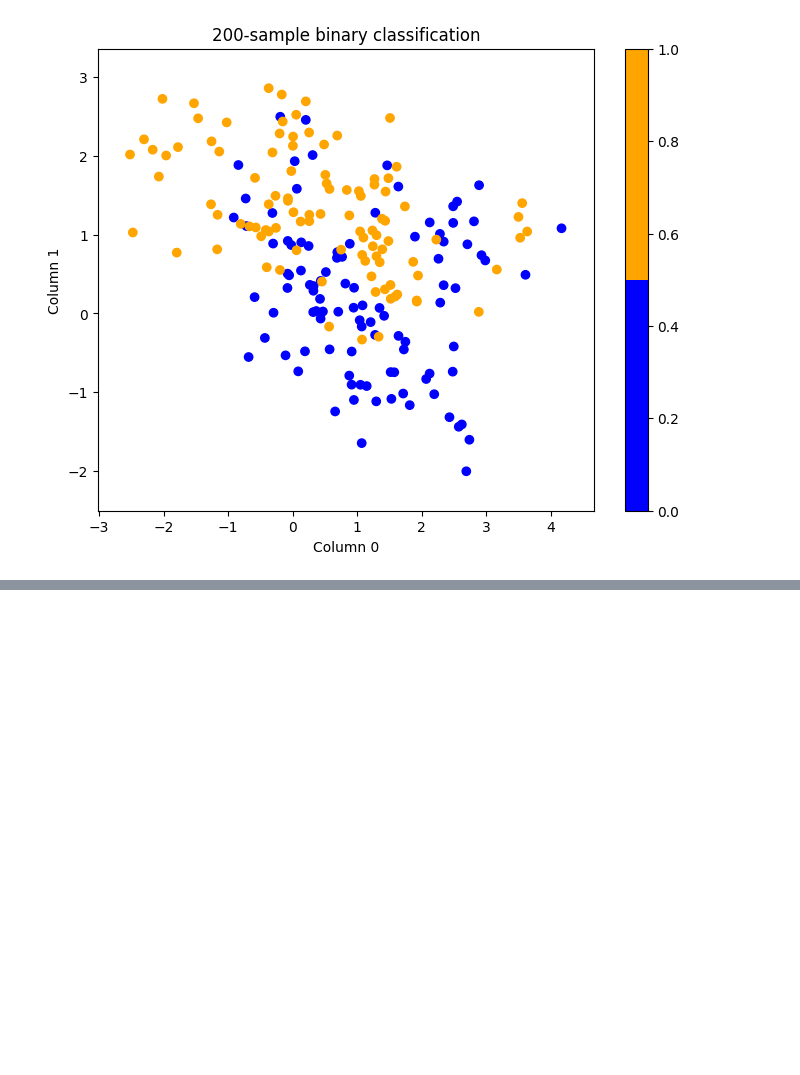
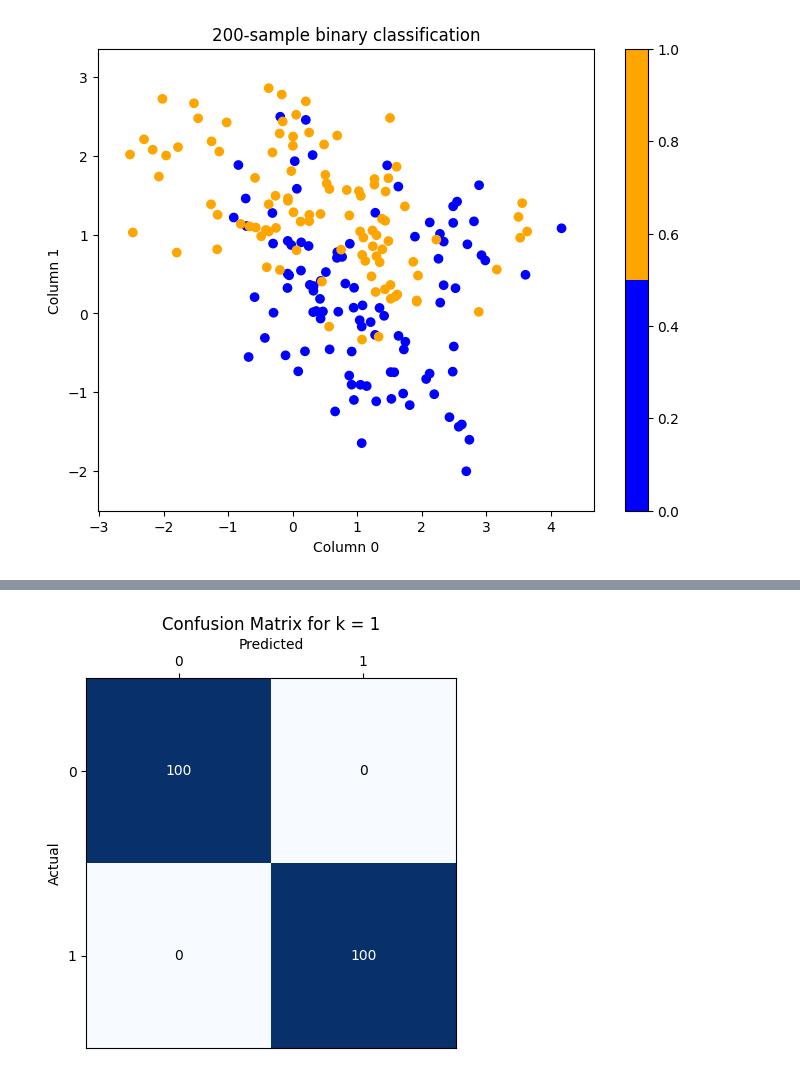
Before and after one commit to zzwhoops-home/CSCI-335, a Jupyter notebook: assignments/ca04-knn.ipynb, the cells around one changed output, grey strips where cells are left out. Cells and saved outputs as stored; diff of their text form; code cells hidden in the pictures; blank space fills up the shorter version.

```diff
--- a/assignments/ca04-knn.ipynb
+++ b/assignments/ca04-knn.ipynb
@@ -82,0 +82,87 @@ k_vals = [1, 3, 5, 15, 200]
+# %%
+def plot_matrix(tp, tn, fp, fn, k):
+    #  actual columns, predicted rows
+    #  0 1
+    # 0
+    # 1
+    matrix = np.array(
+        [[tn, fp],
+        [fn, tp]]
+    )
+
+    data_labels = ["0", "1"]
+
+    plt.imshow(matrix, interpolation='nearest', cmap=plt.cm.Blues)
+    plt.title(f"Confusion Matrix for k = {k}")
+
+    # move x-axis to the top
+    plt.gca().xaxis.tick_top()
+    plt.gca().xaxis.set_label_position('top')
+
+    # create tick marks
+    tick_marks = np.arange(len(data_labels))
+
+    plt.xticks(tick_marks, data_labels)
+    plt.yticks(tick_marks, data_labels)
+
+    fmt = 'd'
+    thresh = matrix.max() / 2.
+
+    # ensures the text is readable
+    for i in range(matrix.shape[0]):
+        for j in range(matrix.shape[1]):
+            plt.text(j, i, format(matrix[i, j], fmt),
+                     ha="center", va="center",
+                     color="white" if matrix[i, j] > thresh else "black")
+
+    # label
+    plt.ylabel('Actual')
+    plt.xlabel('Predicted')
+    plt.show()
+
+k_vals = [1, 3, 5, 15, 200]
+labels = data[:, 2:]
+total = len(data)
+
+print("Resulting accuracies for each k value:\n")
+
+for k in k_vals:
+    tp, tn, fp, fn = 0, 0, 0, 0
+
+    # use numpy broadcasting - this loop is not for calculating distance but for accuracy
+    for row in data:
+        # calculate euclidean distance
+        difference = data - row
+        difference = difference[:, :2]
+
+        # get distances
+        squared_diff = difference ** 2
+        squared_diff_sum = np.sum(squared_diff, axis=1)
+        distances = np.sqrt(squared_diff_sum)
+
+        # sort distances
+        k_indices = np.argsort(distances)[:k]
+        k_neighbors = labels[k_indices]
+
+        # get most frequent label
+        unique, counts = np.unique(k_neighbors, return_counts=True)
+        decision = unique[np.argmax(counts)]
+
+        # get confusion matrix values
+        correct_label = row[2]
+        if (correct_label == 0 and decision == 0):
+            tn += 1
+        elif (correct_label == 1 and decision == 1):
+            tp += 1
+        elif (correct_label == 1 and decision == 0):
+            fn += 1
+        elif (correct_label == 0 and decision == 1):
+            fp += 1
+
+
+    print(f"Accuracy for k = {k}: {(tp + tn) / total:.2f}")
+    print(f"Confusion matrix for k = {k}:")
+
+    # plot matrix
+    plot_matrix(tp, tn, fp, fn, k)
+# %% [output]
@@ -82,0 +173 @@ k_vals = [1, 3, 5, 15, 200]
+[figure, added]
```
Also changed, not shown: parts of 6 cells of this notebook.
